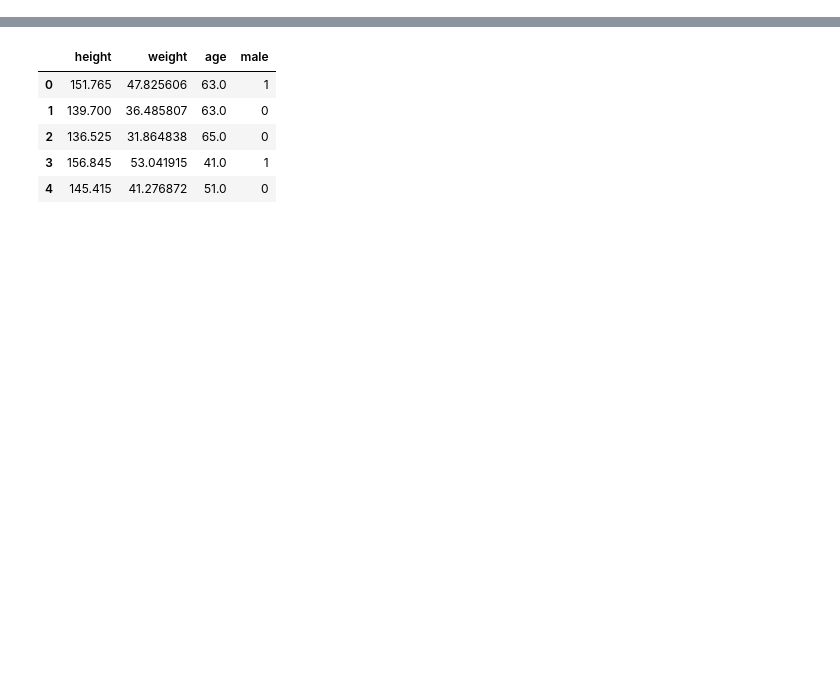
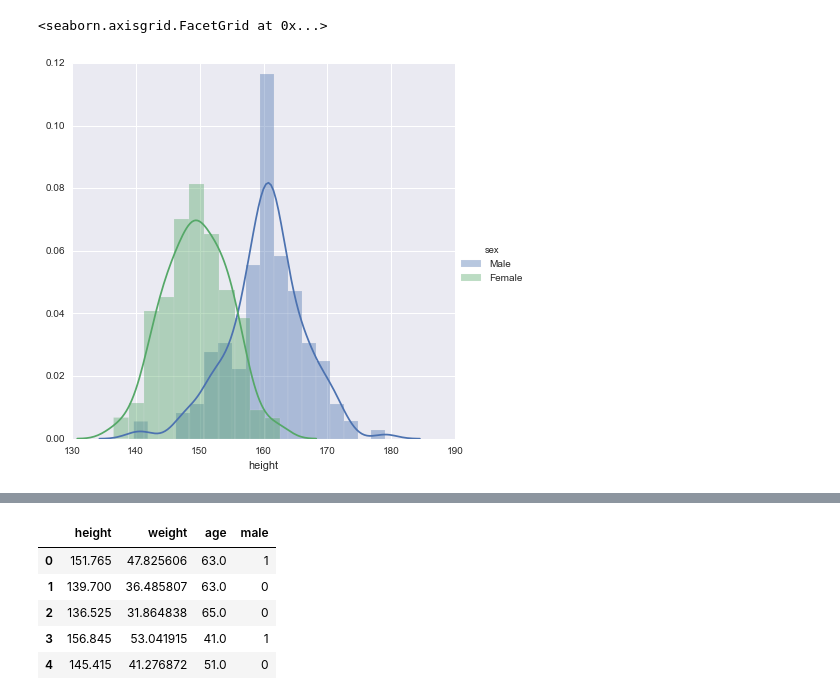
Before and after one commit to ciyer/pandas-intro, a Jupyter notebook: lessons/pandas-for-python-users.ipynb, the cells around one changed output, grey strips where cells are left out. Saved outputs shown, nothing was run; the diff lists cells and outputs as text; code cells hidden in the pictures; blank space fills up the shorter version.

```diff
--- a/lessons/pandas-for-python-users.ipynb
+++ b/lessons/pandas-for-python-users.ipynb
@@ -16,0 +75,7 @@ The data are available in the github repository for the book: https://github.com
+# %%
+# Split data in to male and female
+# -- first add in a sex column to make it less confusing
+df['sex'] = df.apply(lambda row: 'Male' if row['male'] == 1 else 'Female', axis=1)
+# -- re-apply the filter, since we modified the data
+adults_df = df[df['age'] >= 18]
+adults_df.head()
@@ -16,0 +135,8 @@ The data are available in the github repository for the book: https://github.com
+# %%
+# Let's look at this visually -- plot height broken down by sex
+g = sns.FacetGrid(adults_df, hue='sex', size=6)
+g.map(sns.distplot, "height")
+g.add_legend()
+# %% [output]
+<seaborn.axisgrid.FacetGrid at 0x...>
+[figure, added]
```
Also changed, not shown: parts of 26 cells of this notebook, 1 other file.
